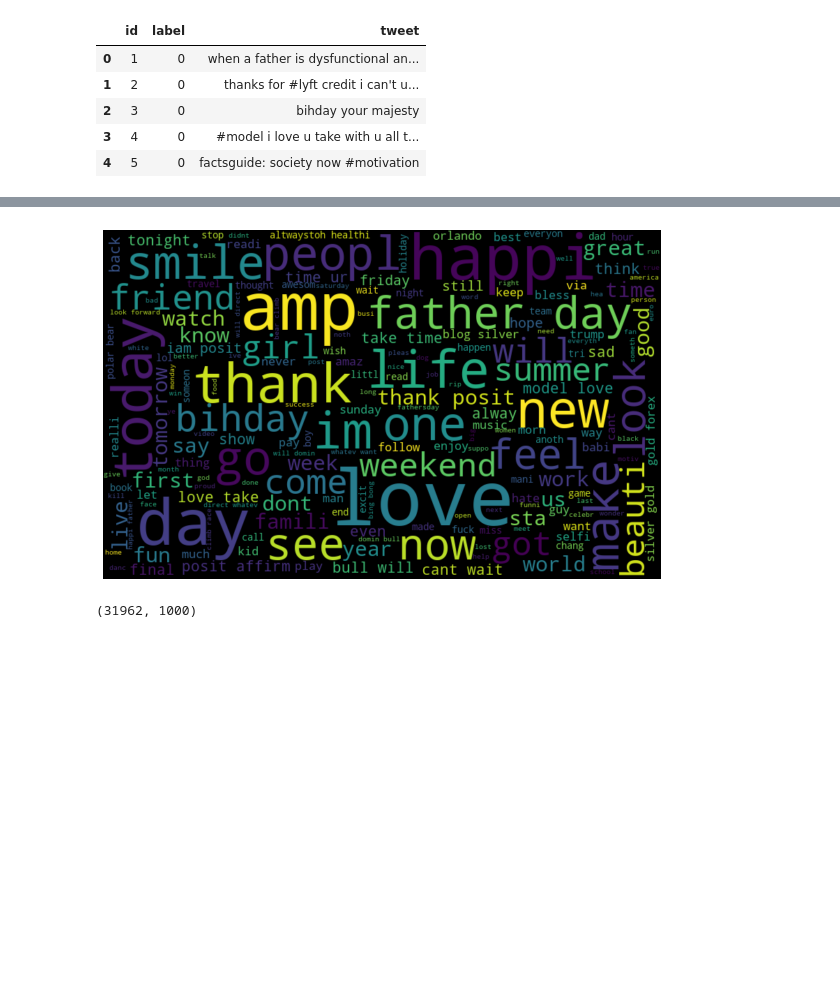
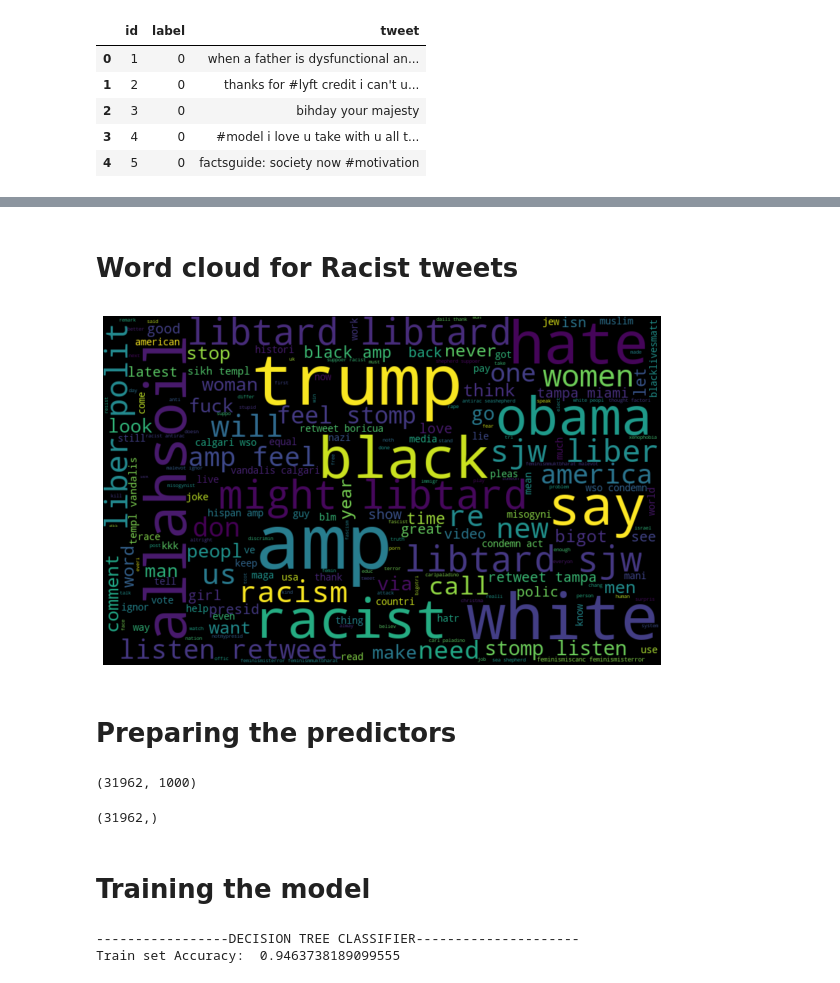
Before and after one commit to Suhask98/Twitter-sentiment-analysis, a Jupyter notebook: twitter_ana_code.ipynb, the cells around one changed output, grey strips where cells are left out. Drawn from its saved outputs; the diff is of its cells as text; code cells hidden in the pictures; blank space fills up the shorter version.

```diff
--- a/twitter_ana_code.ipynb
+++ b/twitter_ana_code.ipynb
@@ -68,6 +69,7 @@ test.head()
 # %%
-#combining the unnamed columns to v2 and forming a new column
-#to basically get the whole message
+train['tweet'] = train['tweet'].str.replace("[^a-zA-Z#]", " ")#this command removes extra set of special characters for training set
+test['tweet'] = test['tweet'].str.replace("[^a-zA-Z#]", " ")#this command removes extra set of special characters for testing set
+
 train.fillna(' ',inplace = True)
 test.fillna(' ',inplace = True)
 train['tweet']=train['tweet'].str.strip() #removing the white spaces
@@ -110,9 +105,7 @@ train.head()
-# %%
-train['final_t'] = train['final_t'].str.replace("[^a-zA-Z#]", " ")
-test['final_t'] = test['final_t'].str.replace("[^a-zA-Z#]", " ")
 # %%
 #dropping every column except what we need , v1 and final_t
-train.drop(['tokenwd','cleanedt','stemed','id'],axis=1).head()
+train_df=train.drop(['tokenwd','cleanedt','stemed','id'],axis=1)
+train_df.head()
 # %% [output]
 |  | label | tweet | final_t |
 | 0 | 0 | when a father is dysfunctional an... | father dysfunct selfish drag kid ... |
@@ -131,0 +127,10 @@ test.drop(['tokenwd','cleanedt','stemed','id'],axis=1).head()
+# %%
+nonracist_tweet=train_df[(train_df['label']==0)] #selecting all the non racist tweets from the training set
+all_words = ' '.join([text for text in nonracist_tweet['tweet']]) #populating all words with non racist words
+from wordcloud import WordCloud
+wordcloud = WordCloud(width=800, height=500, random_state=21, max_font_size=110).generate(all_words)
+
+plt.figure(figsize=(10, 7))
+plt.imshow(wordcloud, interpolation="bilinear")
+plt.axis('off')
+plt.show()
@@ -132,13 +139,18 @@ test.drop(['tokenwd','cleanedt','stemed','id'],axis=1).head()
+# %% [markdown]
+# Word cloud for Racist tweets
 # %%
-all_words = ' '.join([text for text in train['final_t']])
+racist_tw=train[(train['label']==1)]#selecting all the racist tweets from the training set.
+all_words = ' '.join([text for text in racist_tw['final_t']]) #populating the variable with racist tweet words.
 from wordcloud import WordCloud
 wordcloud = WordCloud(width=800, height=500, random_state=21, max_font_size=110).generate(all_words)
 
 plt.figure(figsize=(10, 7))
 plt.imshow(wordcloud, interpolation="bilinear")
 plt.axis('off')
 plt.show()
 # %% [output]
-[figure, old version]
+[figure, new version]
+# %% [markdown]
+# Preparing the predictors
 # %%
 predictor = CountVectorizer(max_df=0.90, min_df=2, max_features=1000, stop_words='english')
@@ -150,6 +162,20 @@ x.shape
 y=train['label']
 le = LabelEncoder()
 y = le.fit_transform(y)
+y.shape
+# %% [output]
+(31962,)
+# %% [markdown]
+# Training the model
+# %%
+from sklearn.tree import DecisionTreeClassifier
+DTree = DecisionTreeClassifier(criterion="entropy", max_depth = 10)
+DTree.fit(x,y)
+print("-----------------DECISION TREE CLASSIFIER---------------------")
+print("Train set Accuracy: ", metrics.accuracy_score(y, DTree.predict(x)))
+# %% [output]
+-----------------DECISION TREE CLASSIFIER---------------------
+Train set Accuracy:  0.9463738189099555
 # %%
 from sklearn.linear_model import LogisticRegression
 LR = LogisticRegression(C=1, solver='liblinear').fit(x,y)
```
Also changed, not shown: parts of 37 cells of this notebook.
